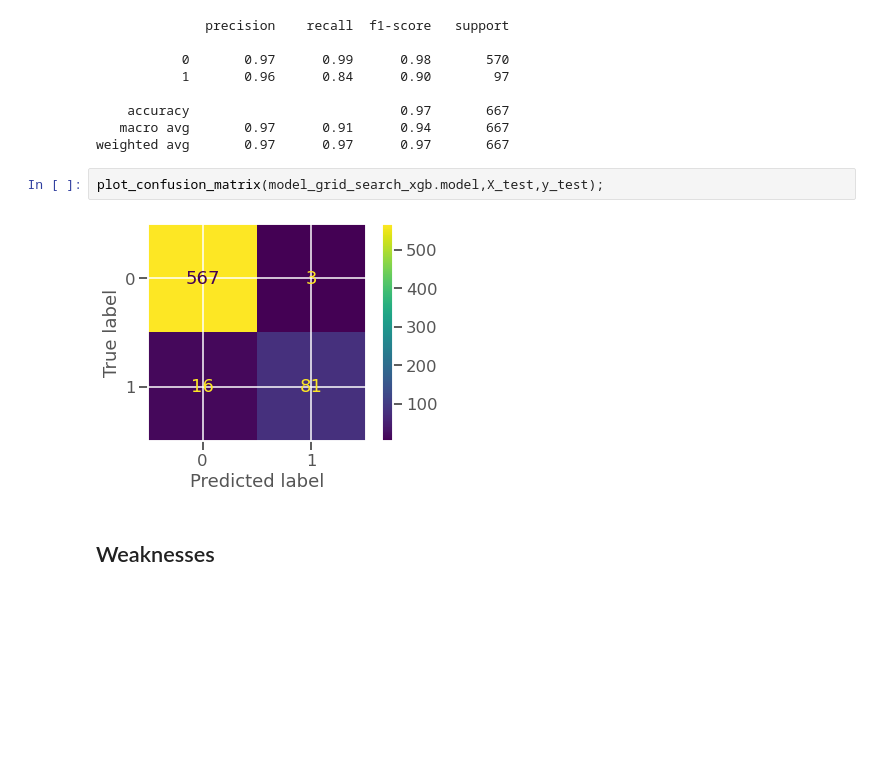
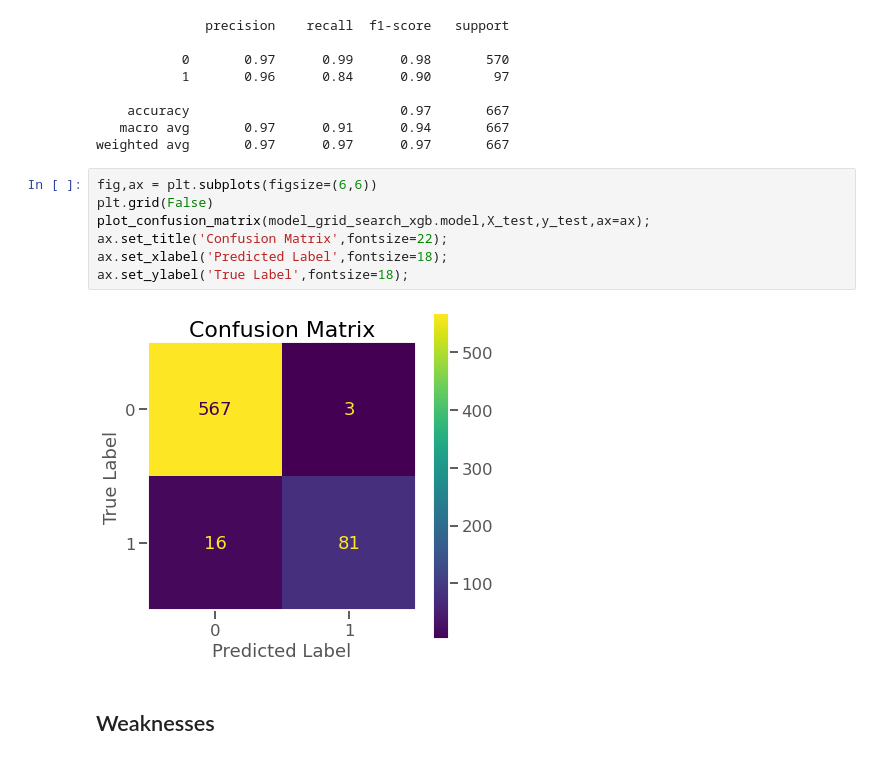
Before and after one commit to jlombino/dsc-phase3-project, a Jupyter notebook: Final_Notebook.ipynb, the cells around one changed output. Cells and saved outputs as stored; diff of their text form; blank space fills up the shorter version.

```diff
--- a/Final_Notebook.ipynb
+++ b/Final_Notebook.ipynb
@@ -1523,10 +1522,15 @@ print(classification_report(y_test,final_preds))
     accuracy                           0.97       667
    macro avg       0.97      0.91      0.94       667
 weighted avg       0.97      0.97      0.97       667
-# %%
-plot_confusion_matrix(model_grid_search_xgb.model,X_test,y_test);
-# %% [output]
-[figure, removed]
+# %%
+fig,ax = plt.subplots(figsize=(6,6))
+plt.grid(False)
+plot_confusion_matrix(model_grid_search_xgb.model,X_test,y_test,ax=ax);
+ax.set_title('Confusion Matrix',fontsize=22);
+ax.set_xlabel('Predicted Label',fontsize=18);
+ax.set_ylabel('True Label',fontsize=18);
+# %% [output]
+[figure, added]
 # %% [markdown]
 <h2>Weaknesses
 # %% [markdown]
```
Also changed, not shown: parts of 13 cells of this notebook, 10 other files.
